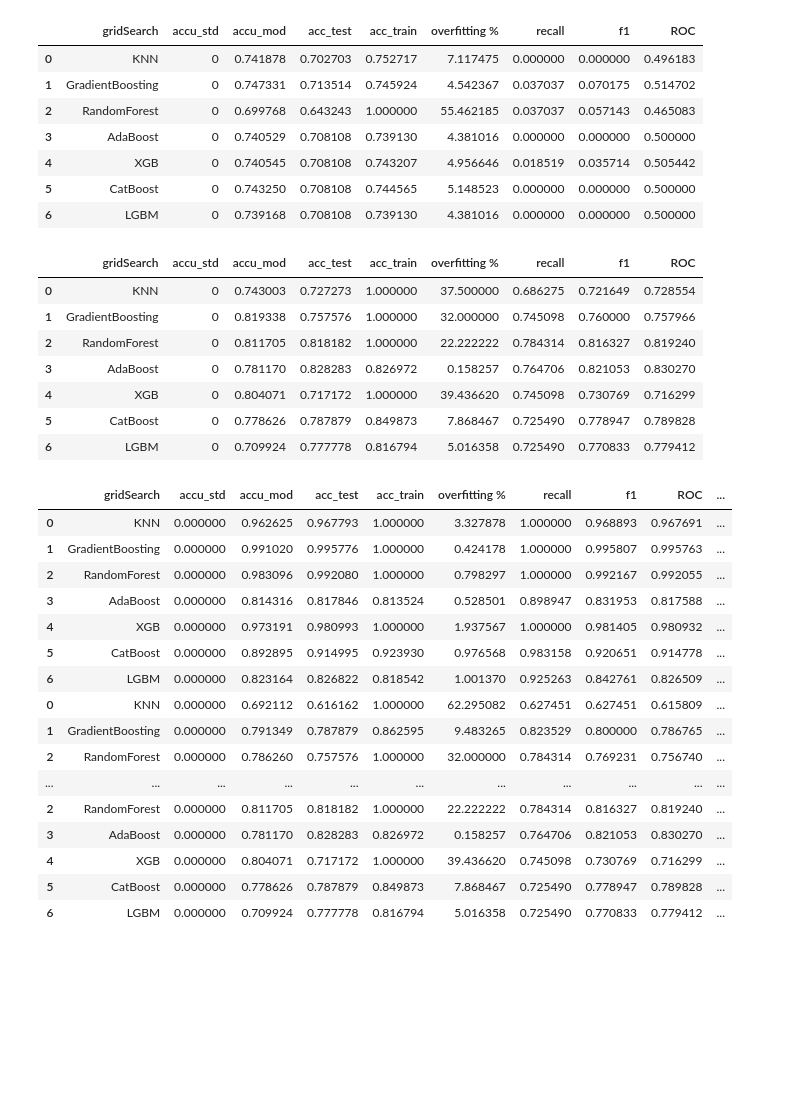
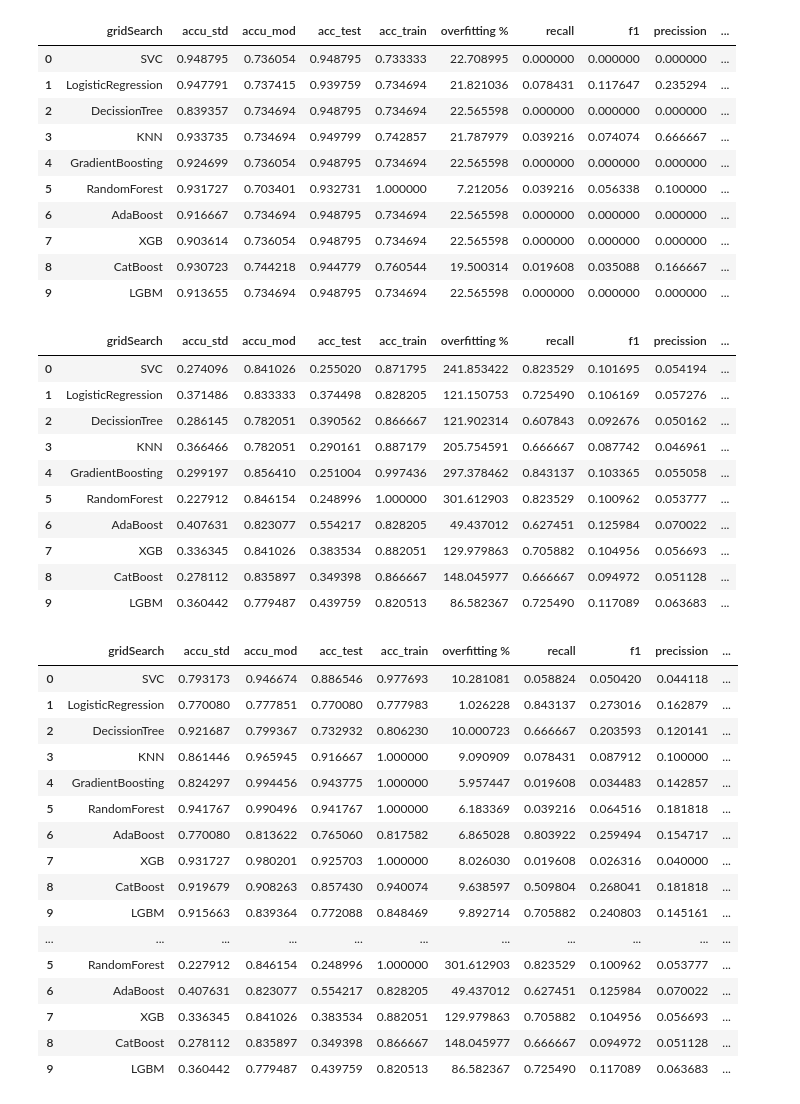
Before and after one commit to Factoria-F5-AI-Bootcamp-1-Edicion/Equipo_Cerebro, a Jupyter notebook: best-clf-model-ictus.ipynb, the cells around one changed output. Saved outputs shown, nothing was run; the diff lists cells and outputs as text; code cells hidden in the pictures; blank space fills up the shorter version.

```diff
--- a/best-clf-model-ictus.ipynb
+++ b/best-clf-model-ictus.ipynb
@@ -34,4 +19,4 @@ df_ros
 # %%
-df_rus = pd.read_csv('../input/ictus-data/rus_1.csv')
+df_rus = pd.read_csv('../input/ictus-evaluation/rus.csv')
 df_rus
 # %% [output]
@@ -46,4 +34,4 @@ df_rus
 # %%
-df_smote = pd.read_csv('../input/ictus-data/sm.csv')
+df_smote = pd.read_csv('../input/ictus-evaluation/sm.csv')
 df_smote
 # %% [output]
@@ -73,27 +52,33 @@ df_smote_tomek
 # %%
-df_cnn = pd.read_csv('../input/ictus-data/undersample.csv')
+df_cnn = pd.read_csv('../input/ictus-evaluation/undersample.csv')
 df_cnn
 # %% [output]
-|  | gridSearch | accu_std | accu_mod | acc_test | acc_train | overfitting % | recall | f1 | ROC |
-| 0 | KNN | 0 | 0.741878 | 0.702703 | 0.752717 | 7.117475 | 0.000000 | 0.000000 | 0.496183 |
-| 1 | GradientBoosting | 0 | 0.747331 | 0.713514 | 0.745924 | 4.542367 | 0.037037 | 0.070175 | 0.514702 |
-| 2 | RandomForest | 0 | 0.699768 | 0.643243 | 1.000000 | 55.462185 | 0.037037 | 0.057143 | 0.465083 |
-| 3 | AdaBoost | 0 | 0.740529 | 0.708108 | 0.739130 | 4.381016 | 0.000000 | 0.000000 | 0.500000 |
-| 4 | XGB | 0 | 0.740545 | 0.708108 | 0.743207 | 4.956646 | 0.018519 | 0.035714 | 0.505442 |
-| 5 | CatBoost | 0 | 0.743250 | 0.708108 | 0.744565 | 5.148523 | 0.000000 | 0.000000 | 0.500000 |
-| 6 | LGBM | 0 | 0.739168 | 0.708108 | 0.739130 | 4.381016 | 0.000000 | 0.000000 | 0.500000 |
+|  | gridSearch | accu_std | accu_mod | acc_test | acc_train | overfitting % | recall | f1 | precission | ... |
+| 0 | SVC | 0.948795 | 0.736054 | 0.948795 | 0.733333 | 22.708995 | 0.000000 | 0.000000 | 0.000000 | ... |
+| 1 | LogisticRegression | 0.947791 | 0.737415 | 0.939759 | 0.734694 | 21.821036 | 0.078431 | 0.117647 | 0.235294 | ... |
+| 2 | DecissionTree | 0.839357 | 0.734694 | 0.948795 | 0.734694 | 22.565598 | 0.000000 | 0.000000 | 0.000000 | ... |
+| 3 | KNN | 0.933735 | 0.734694 | 0.949799 | 0.742857 | 21.787979 | 0.039216 | 0.074074 | 0.666667 | ... |
+| 4 | GradientBoosting | 0.924699 | 0.736054 | 0.948795 | 0.734694 | 22.565598 | 0.000000 | 0.000000 | 0.000000 | ... |
+| 5 | RandomForest | 0.931727 | 0.703401 | 0.932731 | 1.000000 | 7.212056 | 0.039216 | 0.056338 | 0.100000 | ... |
+| 6 | AdaBoost | 0.916667 | 0.734694 | 0.948795 | 0.734694 | 22.565598 | 0.000000 | 0.000000 | 0.000000 | ... |
+| 7 | XGB | 0.903614 | 0.736054 | 0.948795 | 0.734694 | 22.565598 | 0.000000 | 0.000000 | 0.000000 | ... |
+| 8 | CatBoost | 0.930723 | 0.744218 | 0.944779 | 0.760544 | 19.500314 | 0.019608 | 0.035088 | 0.166667 | ... |
+| 9 | LGBM | 0.913655 | 0.734694 | 0.948795 | 0.734694 | 22.565598 | 0.000000 | 0.000000 | 0.000000 | ... |
 # %%
-df_near_miss = pd.read_csv('../input/ictusdata/nm.csv')
+df_near_miss = pd.read_csv('../input/ictus-evaluation/nm.csv')
 df_near_miss
 # %% [output]
-|  | gridSearch | accu_std | accu_mod | acc_test | acc_train | overfitting % | recall | f1 | ROC |
-| 0 | KNN | 0 | 0.743003 | 0.727273 | 1.000000 | 37.500000 | 0.686275 | 0.721649 | 0.728554 |
-| 1 | GradientBoosting | 0 | 0.819338 | 0.757576 | 1.000000 | 32.000000 | 0.745098 | 0.760000 | 0.757966 |
-| 2 | RandomForest | 0 | 0.811705 | 0.818182 | 1.000000 | 22.222222 | 0.784314 | 0.816327 | 0.819240 |
-| 3 | AdaBoost | 0 | 0.781170 | 0.828283 | 0.826972 | 0.158257 | 0.764706 | 0.821053 | 0.830270 |
-| 4 | XGB | 0 | 0.804071 | 0.717172 | 1.000000 | 39.436620 | 0.745098 | 0.730769 | 0.716299 |
-| 5 | CatBoost | 0 | 0.778626 | 0.787879 | 0.849873 | 7.868467 | 0.725490 | 0.778947 | 0.789828 |
-| 6 | LGBM | 0 | 0.709924 | 0.777778 | 0.816794 | 5.016358 | 0.725490 | 0.770833 | 0.779412 |
+|  | gridSearch | accu_std | accu_mod | acc_test | acc_train | overfitting % | recall | f1 | precission | ... |
+| 0 | SVC | 0.274096 | 0.841026 | 0.255020 | 0.871795 | 241.853422 | 0.823529 | 0.101695 | 0.054194 | ... |
+| 1 | LogisticRegression | 0.371486 | 0.833333 | 0.374498 | 0.828205 | 121.150753 | 0.725490 | 0.106169 | 0.057276 | ... |
+| 2 | DecissionTree | 0.286145 | 0.782051 | 0.390562 | 0.866667 | 121.902314 | 0.607843 | 0.092676 | 0.050162 | ... |
+| 3 | KNN | 0.366466 | 0.782051 | 0.290161 | 0.887179 | 205.754591 | 0.666667 | 0.087742 | 0.046961 | ... |
+| 4 | GradientBoosting | 0.299197 | 0.856410 | 0.251004 | 0.997436 | 297.378462 | 0.843137 | 0.103365 | 0.055058 | ... |
+| 5 | RandomForest | 0.227912 | 0.846154 | 0.248996 | 1.000000 | 301.612903 | 0.823529 | 0.100962 | 0.053777 | ... |
+| 6 | AdaBoost | 0.407631 | 0.823077 | 0.554217 | 0.828205 | 49.437012 | 0.627451 | 0.125984 | 0.070022 | ... |
+| 7 | XGB | 0.336345 | 0.841026 | 0.383534 | 0.882051 | 129.979863 | 0.705882 | 0.104956 | 0.056693 | ... |
+| 8 | CatBoost | 0.278112 | 0.835897 | 0.349398 | 0.866667 | 148.045977 | 0.666667 | 0.094972 | 0.051128 | ... |
+| 9 | LGBM | 0.360442 | 0.779487 | 0.439759 | 0.820513 | 86.582367 | 0.725490 | 0.117089 | 0.063683 | ... |
 # %%
 #df_sample_weight = pd.read_csv('../input/ictus-data/undersample.csv')
 #df_sample_weight
@@ -110,26 +95,26 @@ df_near_miss['balance_method'] = 'near_miss'
 #df_sample_weight['balance_method'] = 'sample_weight'
 #df_balance_bagging['balance_method'] = 'balance_bagging'
 # %%
-metricas_balanceo = pd.concat([df_ros, df_rus,df_smote , df_smote_tomek , df_cnn , df_near_miss ])
+metricas_balanceo = pd.concat([df_ros, df_rus, df_smote , df_cnn , df_near_miss ])
 metricas_balanceo
 # %% [output]
-|  | gridSearch | accu_std | accu_mod | acc_test | acc_train | overfitting % | recall | f1 | ROC | ... |
-| 0 | KNN | 0.000000 | 0.962625 | 0.967793 | 1.000000 | 3.327878 | 1.000000 | 0.968893 | 0.967691 | ... |
-| 1 | GradientBoosting | 0.000000 | 0.991020 | 0.995776 | 1.000000 | 0.424178 | 1.000000 | 0.995807 | 0.995763 | ... |
-| 2 | RandomForest | 0.000000 | 0.983096 | 0.992080 | 1.000000 | 0.798297 | 1.000000 | 0.992167 | 0.992055 | ... |
-| 3 | AdaBoost | 0.000000 | 0.814316 | 0.817846 | 0.813524 | 0.528501 | 0.898947 | 0.831953 | 0.817588 | ... |
-| 4 | XGB | 0.000000 | 0.973191 | 0.980993 | 1.000000 | 1.937567 | 1.000000 | 0.981405 | 0.980932 | ... |
-| 5 | CatBoost | 0.000000 | 0.892895 | 0.914995 | 0.923930 | 0.976568 | 0.983158 | 0.920651 | 0.914778 | ... |
-| 6 | LGBM | 0.000000 | 0.823164 | 0.826822 | 0.818542 | 1.001370 | 0.925263 | 0.842761 | 0.826509 | ... |
-| 0 | KNN | 0.000000 | 0.692112 | 0.616162 | 1.000000 | 62.295082 | 0.627451 | 0.627451 | 0.615809 | ... |
-| 1 | GradientBoosting | 0.000000 | 0.791349 | 0.787879 | 0.862595 | 9.483265 | 0.823529 | 0.800000 | 0.786765 | ... |
-| 2 | RandomForest | 0.000000 | 0.786260 | 0.757576 | 1.000000 | 32.000000 | 0.784314 | 0.769231 | 0.756740 | ... |
+|  | gridSearch | accu_std | accu_mod | acc_test | acc_train | overfitting % | recall | f1 | precission | ... |
+| 0 | SVC | 0.793173 | 0.946674 | 0.886546 | 0.977693 | 10.281081 | 0.058824 | 0.050420 | 0.044118 | ... |
+| 1 | LogisticRegression | 0.770080 | 0.777851 | 0.770080 | 0.777983 | 1.026228 | 0.843137 | 0.273016 | 0.162879 | ... |
+| 2 | DecissionTree | 0.921687 | 0.799367 | 0.732932 | 0.806230 | 10.000723 | 0.666667 | 0.203593 | 0.120141 | ... |
+| 3 | KNN | 0.861446 | 0.965945 | 0.916667 | 1.000000 | 9.090909 | 0.078431 | 0.087912 | 0.100000 | ... |
+| 4 | GradientBoosting | 0.824297 | 0.994456 | 0.943775 | 1.000000 | 5.957447 | 0.019608 | 0.034483 | 0.142857 | ... |
+| 5 | RandomForest | 0.941767 | 0.990496 | 0.941767 | 1.000000 | 6.183369 | 0.039216 | 0.064516 | 0.181818 | ... |
+| 6 | AdaBoost | 0.770080 | 0.813622 | 0.765060 | 0.817582 | 6.865028 | 0.803922 | 0.259494 | 0.154717 | ... |
+| 7 | XGB | 0.931727 | 0.980201 | 0.925703 | 1.000000 | 8.026030 | 0.019608 | 0.026316 | 0.040000 | ... |
+| 8 | CatBoost | 0.919679 | 0.908263 | 0.857430 | 0.940074 | 9.638597 | 0.509804 | 0.268041 | 0.181818 | ... |
+| 9 | LGBM | 0.915663 | 0.839364 | 0.772088 | 0.848469 | 9.892714 | 0.705882 | 0.240803 | 0.145161 | ... |
 | ... | ... | ... | ... | ... | ... | ... | ... | ... | ... | ... |
-| 2 | RandomForest | 0.000000 | 0.811705 | 0.818182 | 1.000000 | 22.222222 | 0.784314 | 0.816327 | 0.819240 | ... |
-| 3 | AdaBoost | 0.000000 | 0.781170 | 0.828283 | 0.826972 | 0.158257 | 0.764706 | 0.821053 | 0.830270 | ... |
-| 4 | XGB | 0.000000 | 0.804071 | 0.717172 | 1.000000 | 39.436620 | 0.745098 | 0.730769 | 0.716299 | ... |
-| 5 | CatBoost | 0.000000 | 0.778626 | 0.787879 | 0.849873 | 7.868467 | 0.725490 | 0.778947 | 0.789828 | ... |
-| 6 | LGBM | 0.000000 | 0.709924 | 0.777778 | 0.816794 | 5.016358 | 0.725490 | 0.770833 | 0.779412 | ... |
+| 5 | RandomForest | 0.227912 | 0.846154 | 0.248996 | 1.000000 | 301.612903 | 0.823529 | 0.100962 | 0.053777 | ... |
+| 6 | AdaBoost | 0.407631 | 0.823077 | 0.554217 | 0.828205 | 49.437012 | 0.627451 | 0.125984 | 0.070022 | ... |
+| 7 | XGB | 0.336345 | 0.841026 | 0.383534 | 0.882051 | 129.979863 | 0.705882 | 0.104956 | 0.056693 | ... |
+| 8 | CatBoost | 0.278112 | 0.835897 | 0.349398 | 0.866667 | 148.045977 | 0.666667 | 0.094972 | 0.051128 | ... |
+| 9 | LGBM | 0.360442 | 0.779487 | 0.439759 | 0.820513 | 86.582367 | 0.725490 | 0.117089 | 0.063683 | ... |
 # %%
 metricas_balanceo.reset_index(inplace=True)
 metricas_balanceo
```
Also changed, not shown: parts of 56 cells of this notebook.
